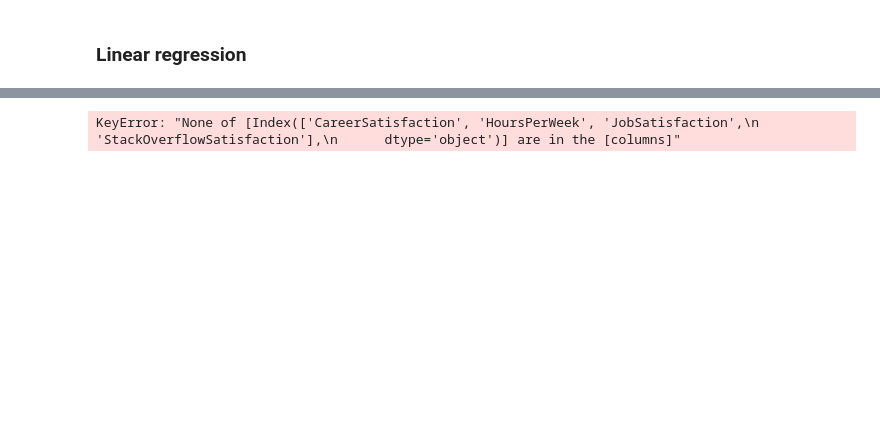
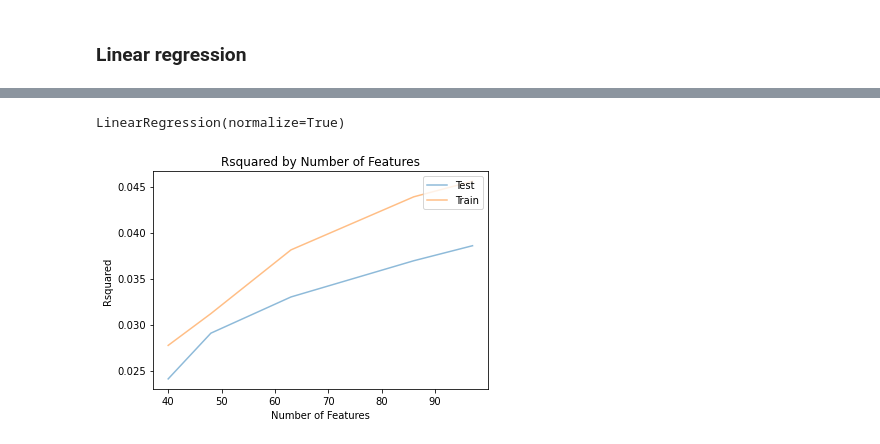
Before and after one commit to rubenvf/Stack_Overflow_Survey_2020, a Jupyter notebook: StackOverflowPost.ipynb, the cells around one changed output, grey strips where cells are left out. Saved outputs shown, nothing was run; the diff lists cells and outputs as text; code cells hidden in the pictures; blank space fills up the shorter version.

```diff
--- a/StackOverflowPost.ipynb
+++ b/StackOverflowPost.ipynb
@@ -382,0 +333,15 @@ drop_comp_df
+# %%
+def create_dummy_df(df, cat_cols, dummy_na):
+    '''
+    INPUT:
+    df - pandas dataframe with categorical variables you want to dummy
+    cat_cols - list of strings that are associated with names of the categorical columns
+    dummy_na - Bool holding whether you want to dummy NA vals of categorical columns or not
+    '''
+    for col in  cat_cols:
+        try:
+            # for each cat add dummy var, drop original column
+            df = pd.concat([df.drop(col, axis=1), pd.get_dummies(df[col], prefix=col, prefix_sep='_', drop_first=True, dummy_na=dummy_na)], axis=1)
+        except:
+            continue
+    return df
@@ -382,0 +384,2 @@ drop_comp_df
+# %%
+X, y = clean_data_regression(df, 'ConvertedComp', list_like_var, True)
@@ -383,2 +404,8 @@ drop_comp_df
 # %% [markdown]
 ### Linear regression
+# %%
+X['intercept'] = 1
+
+lm = sm.OLS(y, X, axis = 1)
+results = lm.fit()
+results.summary()
@@ -385,8 +447,5 @@ drop_comp_df
 # %%
 # Consider only numerical variables
-X = df[['CareerSatisfaction', 'HoursPerWeek', 'JobSatisfaction', 'StackOverflowSatisfaction']]
-y = df['Salary']
-
 X_train, X_test, y_train, y_test = train_test_split(X, y, test_size = .30, random_state=42)
 
 #Four steps:
@@ -400,4 +459,4 @@ lm_model.fit(X_train, y_train)
 #Predict
 #Score
 # %% [output]
-KeyError: "None of [Index(['CareerSatisfaction', 'HoursPerWeek', 'JobSatisfaction',\n       'StackOverflowSatisfaction'],\n      dtype='object')] are in the [columns]"
+LinearRegression(normalize=True)
@@ -415,0 +524,5 @@ pd.DataFrame(df.query("Professional == 'Professional developer' and (Gender == '
+# %%
+cutoffs = [5000, 3500, 2500, 1000, 100, 50, 30, 25]
+r2_scores_test, r2_scores_train, lm_model, X_train, X_test, y_train, y_test = find_optimal_lm_mod(X, y, cutoffs)
+# %% [output]
+[figure, added]
```
Also changed, not shown: parts of 36 cells of this notebook.
